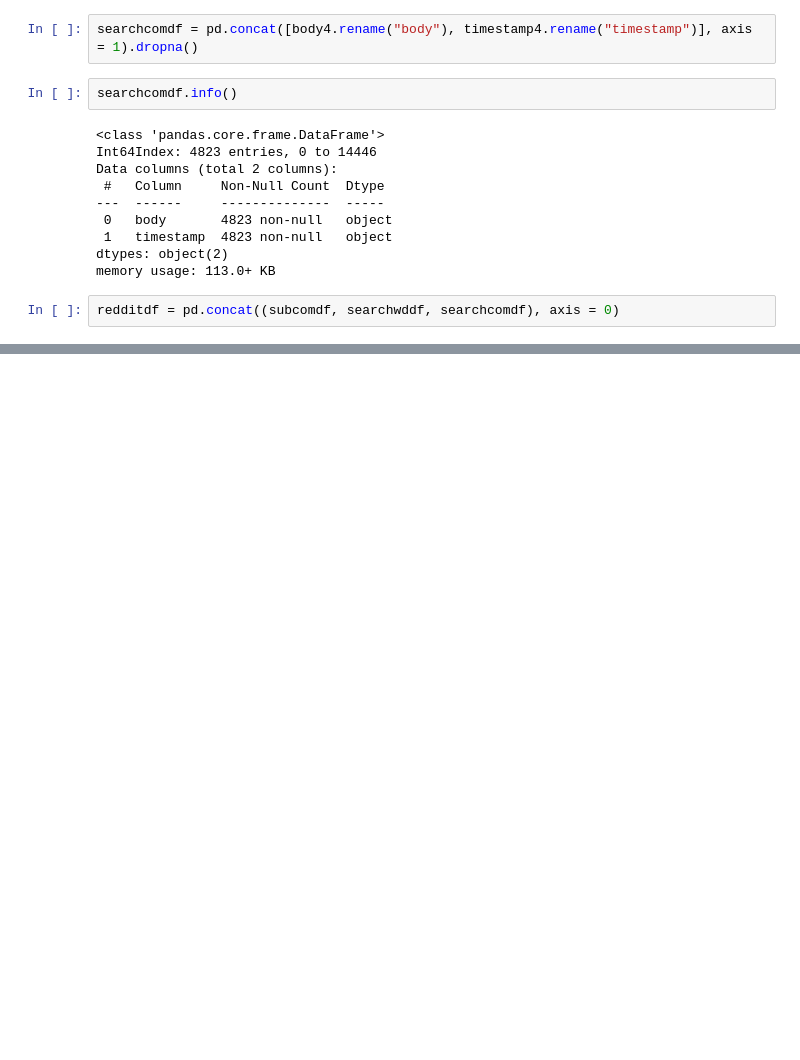
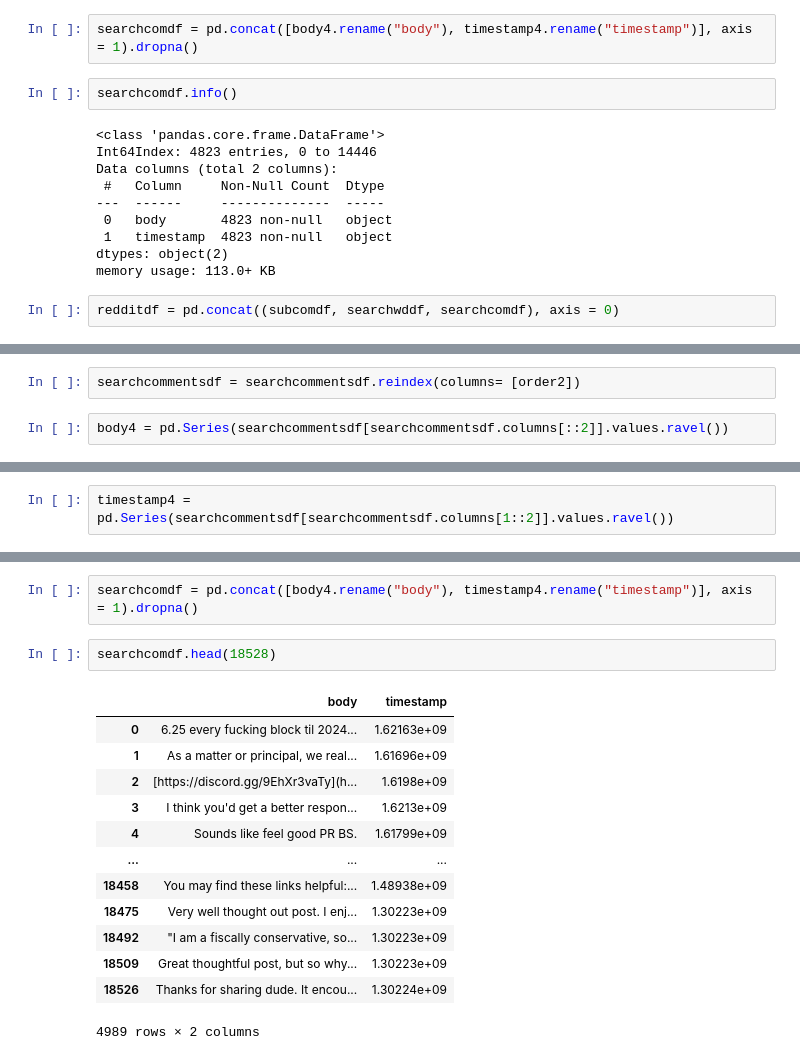
Before and after one commit to alex-lund/Thesis-ESCP, a Jupyter notebook: testing.ipynb, the cells around one changed output, grey strips where cells are left out. Saved outputs shown, nothing was run; the diff lists cells and outputs as text; blank space fills up the shorter version.

```diff
--- a/testing.ipynb
+++ b/testing.ipynb
@@ -271,0 +353,4 @@ redditdf.to_csv("~/Desktop/scrapy-trial1.csv")
+# %%
+searchcommentsdf = searchcommentsdf.reindex(columns= [order2])
+# %%
+body4 = pd.Series(searchcommentsdf[searchcommentsdf.columns[::2]].values.ravel())
@@ -271,0 +372,2 @@ redditdf.to_csv("~/Desktop/scrapy-trial1.csv")
+# %%
+timestamp4 = pd.Series(searchcommentsdf[searchcommentsdf.columns[1::2]].values.ravel())
@@ -271,0 +389,18 @@ redditdf.to_csv("~/Desktop/scrapy-trial1.csv")
+# %%
+searchcomdf = pd.concat([body4.rename("body"), timestamp4.rename("timestamp")], axis = 1).dropna()
+# %%
+searchcomdf.head(18528)
+# %% [output]
+|  | body | timestamp |
+| 0 | 6.25 every fucking block til 2024... | 1.62163e+09 |
+| 1 | As a matter or principal, we real... | 1.61696e+09 |
+| 2 | [https://discord.gg/9EhXr3vaTy](h... | 1.6198e+09 |
+| 3 | I think you'd get a better respon... | 1.6213e+09 |
+| 4 | Sounds like feel good PR BS. | 1.61799e+09 |
+| ... | ... | ... |
+| 18458 | You may find these links helpful:... | 1.48938e+09 |
+| 18475 | Very well thought out post. I enj... | 1.30223e+09 |
+| 18492 | "I am a fiscally conservative, so... | 1.30223e+09 |
+| 18509 | Great thoughtful post, but so why... | 1.30223e+09 |
+| 18526 | Thanks for sharing dude. It encou... | 1.30224e+09 |
+4989 rows × 2 columns
```
Also changed, not shown: parts of 18 cells of this notebook, 2 other files.
